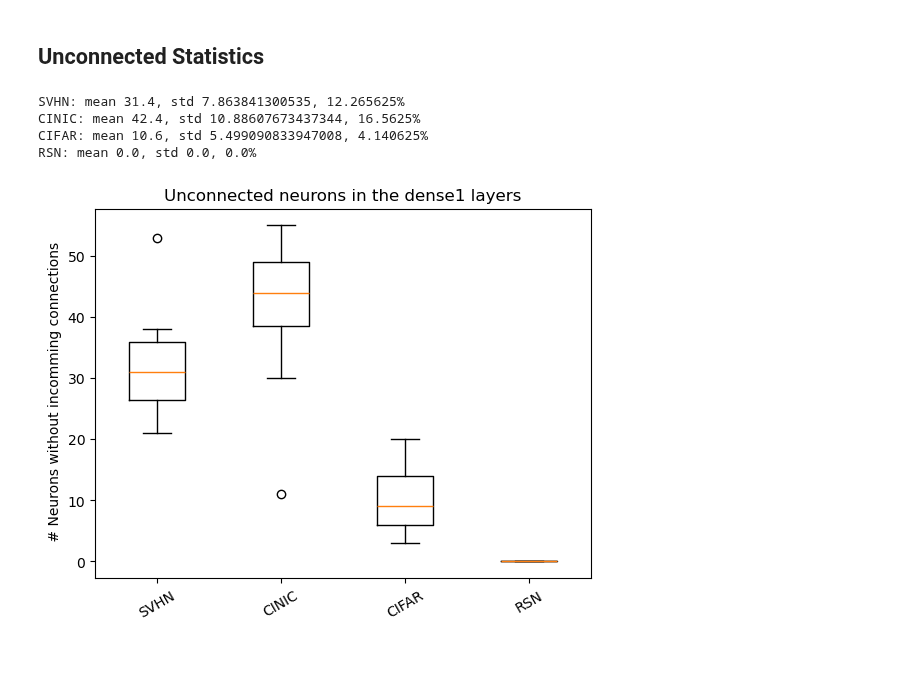
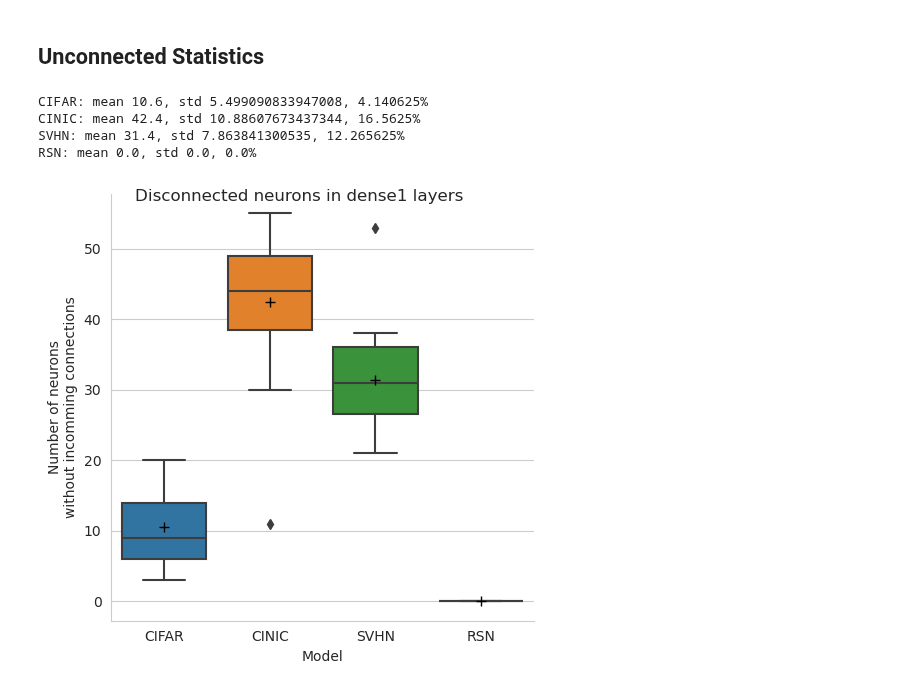
Before and after one commit to Ernalein/ThesisLTH, a Jupyter notebook: 3a Plotting sign distributions.ipynb, the cells around one changed output. Saved outputs shown, nothing was run; the diff lists cells and outputs as text; code cells hidden in the pictures; blank space fills up the shorter version.

Commit message:
get params count, make plots prettier

```diff
--- a/3a Plotting sign distributions.ipynb
+++ b/3a Plotting sign distributions.ipynb
@@ -56,7 +56,7 @@ wts_per_dataset = 15
 # %%
 # save all the plots
 
-for dataset in tqdm(["SVHN_IMP","CINIC_IMP","CIFAR_IMP","RSN"], leave=False, desc="model type"):
+#for dataset in tqdm(["SVHN_IMP","CINIC_IMP","CIFAR_IMP","RSN"], leave=False, desc="model type"):
 
     #store_sign_distr_plots(wts_per_dataset, dataset)
-    store_collective_sign_distr_plots(wts_per_dataset, dataset)
+    #store_collective_sign_distr_plots(wts_per_dataset, dataset)
@@ -139,32 +130,40 @@ get_and_store_1d_plots()
 # %% [markdown]
 ## Unconnected Statistics
 # %%
-connectivity_stats = []
-connectivity_names = []
 
-for dataset in ["SVHN","CINIC","CIFAR","RSN"]:
+# collect unconnected statistics for each dataset
+unconnected_statistics_all = pd.DataFrame()
+datasets = ["CIFAR","CINIC","SVHN","RSN"]
+for dataset in datasets:
+
+    # load statistics
     if dataset == "RSN":
         unconnected_statistics = pd.read_csv(f'2b Sign distributions/{dataset}_unconnected_statistic.csv')
     else:
         unconnected_statistics = pd.read_csv(f'2b Sign distributions/{dataset}_IMP_unconnected_statistic.csv')
+
+    # filter statistics
     filtered_statistics = unconnected_statistics[unconnected_statistics["layer"] == "dense1"]
     filtered_statistics = filtered_statistics["no_incomming"]
+
+    # combine statistics
+    filtered_statistics.rename(dataset, inplace = True)
+    unconnected_statistics_all = pd.concat([unconnected_statistics_all, filtered_statistics], axis=1)
+
+    # print mean, std and ratio
     print(f"{dataset}: mean {np.mean(filtered_statistics)}, std {np.std(filtered_statistics)}, {np.mean(filtered_statistics)*100/256}%")
-    connectivity_stats.append(list(filtered_statistics))
-    connectivity_names.append(dataset)
 
+unconnected_statistics_all = unconnected_statistics_all.melt(var_name='model', value_name='n_unconnected').reset_index(drop=True)
 
-
-fig, ax = plt.subplots()
-ax.set_ylabel(" # Neurons without incomming connections")
-bplot = ax.boxplot(connectivity_stats)
-plt.xticks(range(1,len(connectivity_names)+1), connectivity_names, rotation=30)
-plt.title("Unconnected neurons in the dense1 layers")
-plt.show()
-fig.savefig(f"3b Plots/unconnected_neurons_IMP_dense1.png")
+sns.set_style("whitegrid")
+g = sns.catplot(data=unconnected_statistics_all, x="model", y="n_unconnected", kind="box", hue="model", dodge=False,
+                showmeans=True, meanprops={"marker": "+","markeredgecolor": "black","markersize": "7"})
+g.fig.suptitle("Disconnected neurons in dense1 layers")
+g.set_axis_labels("Model","Number of neurons\nwithout incomming connections")
+g.savefig(f"3b Plots/unconnected_neurons_IMP_dense1.png")
 # %% [output]
+CIFAR: mean 10.6, std 5.499090833947008, 4.140625%
+CINIC: mean 42.4, std 10.88607673437344, 16.5625%
 SVHN: mean 31.4, std 7.863841300535, 12.265625%
-CINIC: mean 42.4, std 10.88607673437344, 16.5625%
-CIFAR: mean 10.6, std 5.499090833947008, 4.140625%
 RSN: mean 0.0, std 0.0, 0.0%
-[figure, old version]
+[figure, new version]
```
Also changed, not shown: parts of 4 cells of this notebook, 4 other files.
